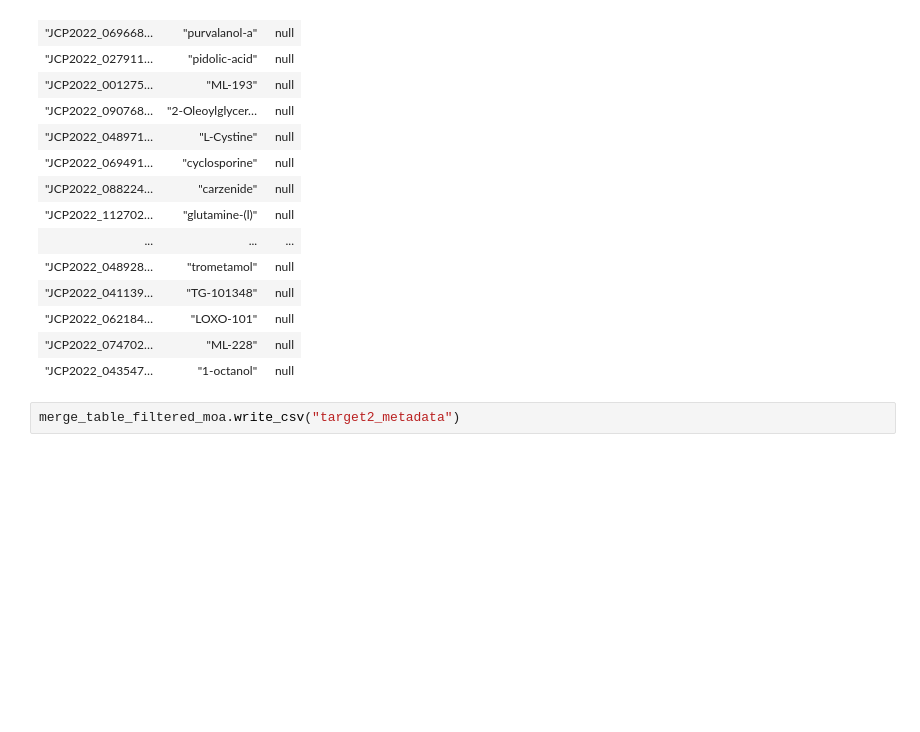
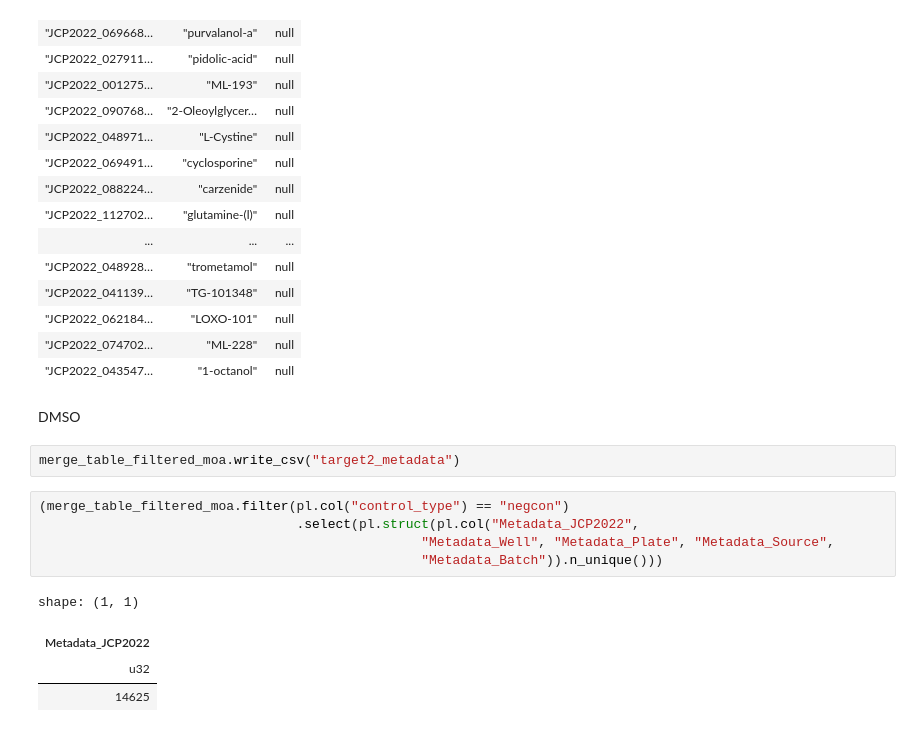
Before and after one commit to afermg/jump_attribution, a Jupyter notebook: workspace/analysis/target2.ipynb, the cells around one changed output. Drawn from its saved outputs; the diff is of its cells as text; blank space fills up the shorter version.

```diff
--- a/workspace/analysis/target2.ipynb
+++ b/workspace/analysis/target2.ipynb
@@ -701,5 +701,17 @@ shape: (18, 3)
 | "JCP2022_062184… | "LOXO-101" | null |
 | "JCP2022_074702… | "ML-228" | null |
 | "JCP2022_043547… | "1-octanol" | null |
+# %% [markdown]
+DMSO
 # %%
 merge_table_filtered_moa.write_csv("target2_metadata")
+# %%
+(merge_table_filtered_moa.filter(pl.col("control_type") == "negcon")
+                                 .select(pl.struct(pl.col("Metadata_JCP2022",
+                                                 "Metadata_Well", "Metadata_Plate", "Metadata_Source",
+                                                 "Metadata_Batch")).n_unique()))
+# %% [output]
+shape: (1, 1)
+| Metadata_JCP2022 |
+| u32 |
+| 14625 |
```
Also changed, not shown: parts of 2 cells of this notebook.
